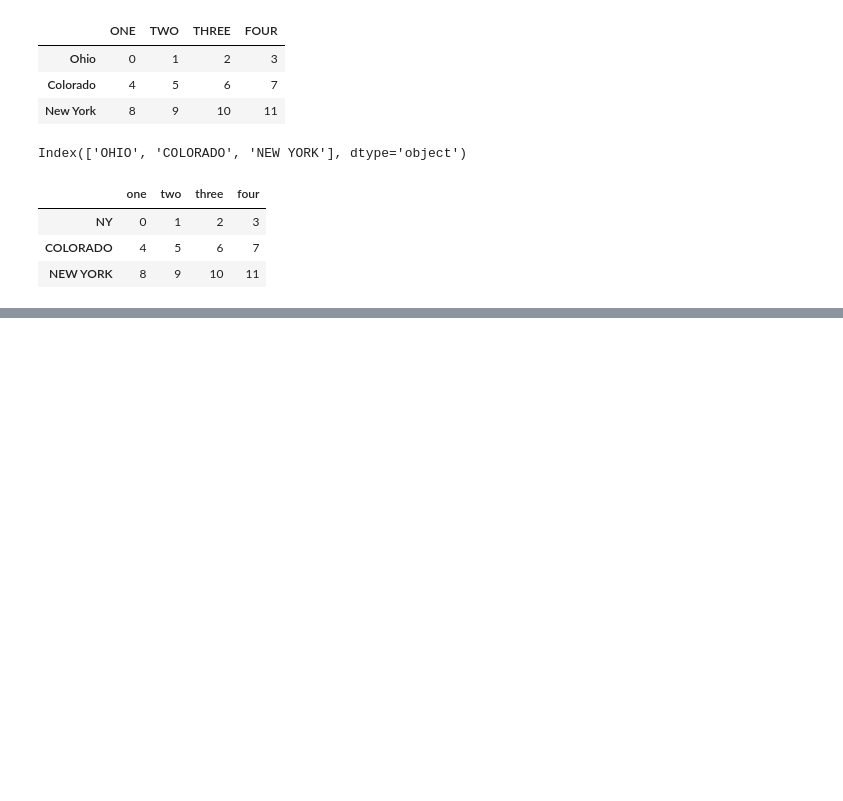
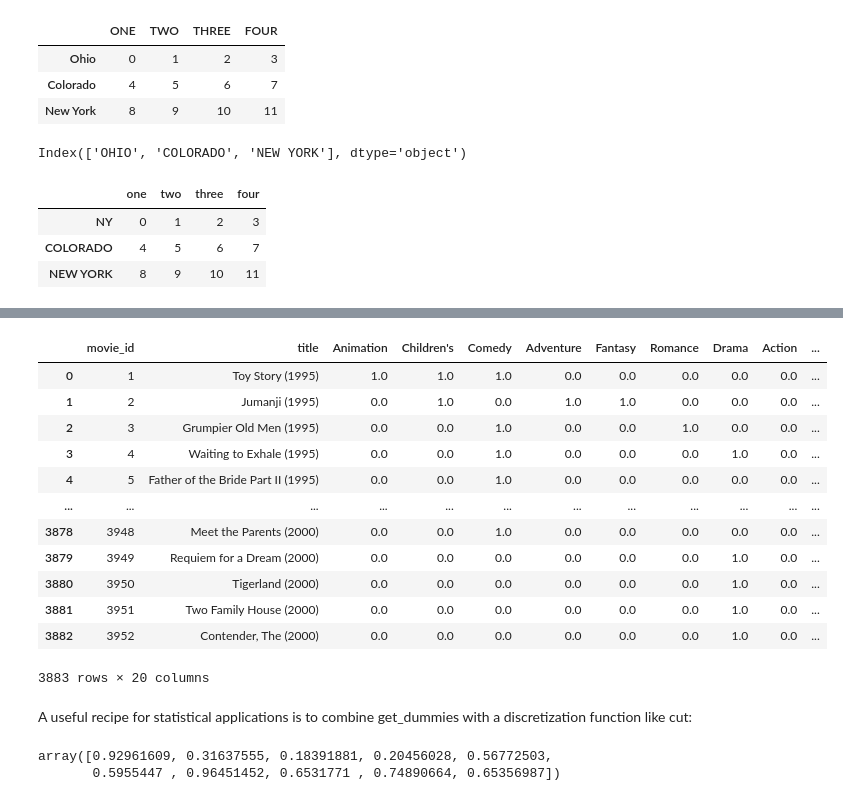
Before and after one commit to DanishHudani/Python-for-Data-Analysis-OReilly, a Jupyter notebook: Python for Data Analysis by Wes McKinney/Coding Practice/Chp7 - Data Cleaning and Preparation/Chp7 - Data Cleaning and Preparation.ipynb, the cells around one changed output, grey strips where cells are left out. Cells and saved outputs as stored; diff of their text form; code cells hidden in the pictures; blank space fills up the shorter version.

```diff
--- a/Python for Data Analysis by Wes McKinney/Coding Practice/Chp7 - Data Cleaning and Preparation/Chp7 - Data Cleaning and Preparation.ipynb
+++ b/Python for Data Analysis by Wes McKinney/Coding Practice/Chp7 - Data Cleaning and Preparation/Chp7 - Data Cleaning and Preparation.ipynb
@@ -696,0 +1096,20 @@ data
+# %%
+final_dummy = movies[['movie_id', 'title']].join(dummies)
+# %%
+final_dummy
+# %% [output]
+|  | movie_id | title | Animation | Children's | Comedy | Adventure | Fantasy | Romance | Drama | Action | ... |
+| 0 | 1 | Toy Story (1995) | 1.0 | 1.0 | 1.0 | 0.0 | 0.0 | 0.0 | 0.0 | 0.0 | ... |
+| 1 | 2 | Jumanji (1995) | 0.0 | 1.0 | 0.0 | 1.0 | 1.0 | 0.0 | 0.0 | 0.0 | ... |
+| 2 | 3 | Grumpier Old Men (1995) | 0.0 | 0.0 | 1.0 | 0.0 | 0.0 | 1.0 | 0.0 | 0.0 | ... |
+| 3 | 4 | Waiting to Exhale (1995) | 0.0 | 0.0 | 1.0 | 0.0 | 0.0 | 0.0 | 1.0 | 0.0 | ... |
+| 4 | 5 | Father of the Bride Part II (1995) | 0.0 | 0.0 | 1.0 | 0.0 | 0.0 | 0.0 | 0.0 | 0.0 | ... |
+| ... | ... | ... | ... | ... | ... | ... | ... | ... | ... | ... | ... |
+| 3878 | 3948 | Meet the Parents (2000) | 0.0 | 0.0 | 1.0 | 0.0 | 0.0 | 0.0 | 0.0 | 0.0 | ... |
+| 3879 | 3949 | Requiem for a Dream (2000) | 0.0 | 0.0 | 0.0 | 0.0 | 0.0 | 0.0 | 1.0 | 0.0 | ... |
+| 3880 | 3950 | Tigerland (2000) | 0.0 | 0.0 | 0.0 | 0.0 | 0.0 | 0.0 | 1.0 | 0.0 | ... |
+| 3881 | 3951 | Two Family House (2000) | 0.0 | 0.0 | 0.0 | 0.0 | 0.0 | 0.0 | 1.0 | 0.0 | ... |
+| 3882 | 3952 | Contender, The (2000) | 0.0 | 0.0 | 0.0 | 0.0 | 0.0 | 0.0 | 1.0 | 0.0 | ... |
+3883 rows × 20 columns
+# %% [markdown]
+A useful recipe for statistical applications is to combine get_dummies with a discretization function like cut:
@@ -696,0 +1120,5 @@ data
+# %%
+values
+# %% [output]
+array([0.92961609, 0.31637555, 0.18391881, 0.20456028, 0.56772503,
+       0.5955447 , 0.96451452, 0.6531771 , 0.74890664, 0.65356987])
```
Also changed, not shown: parts of 141 cells of this notebook, 4 other files.
